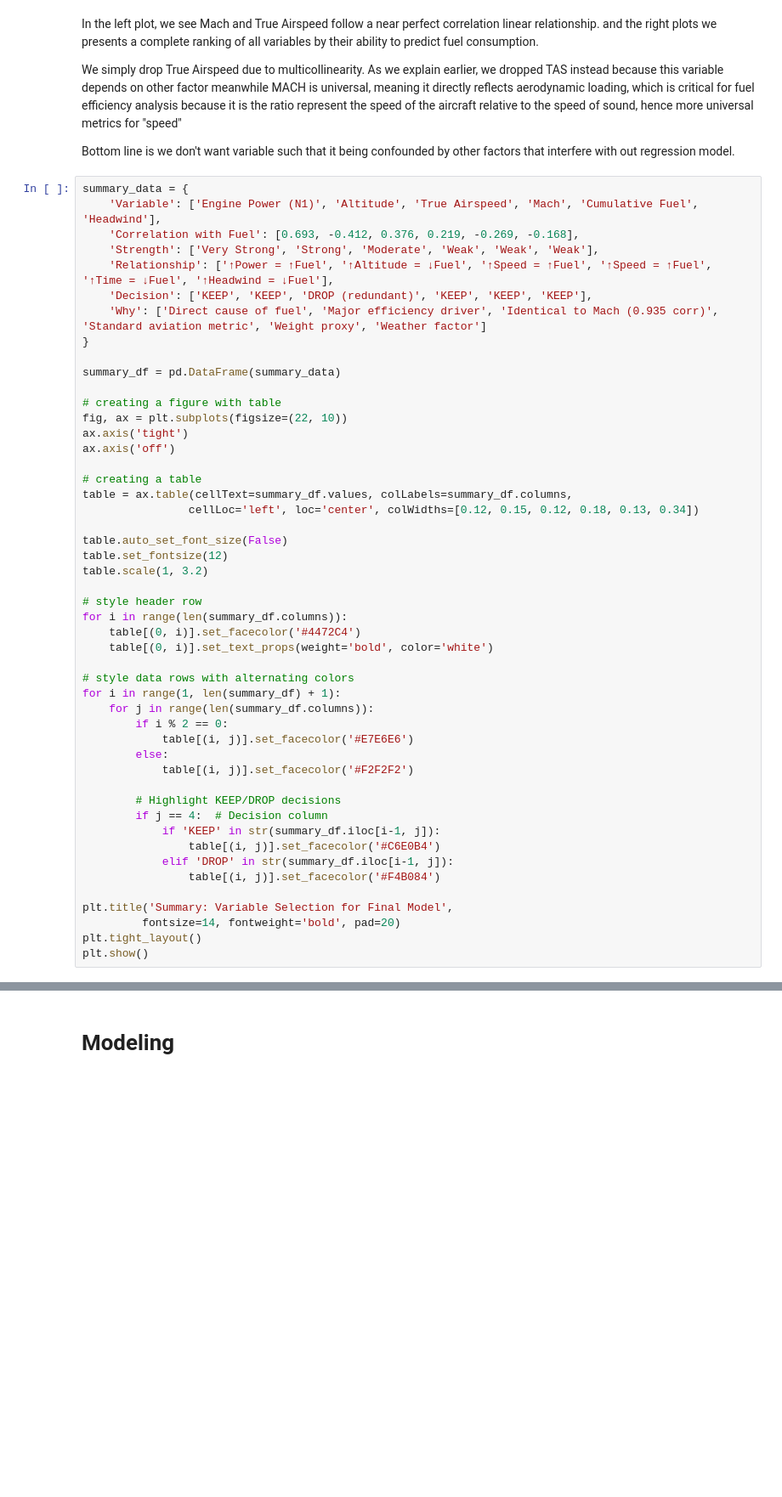
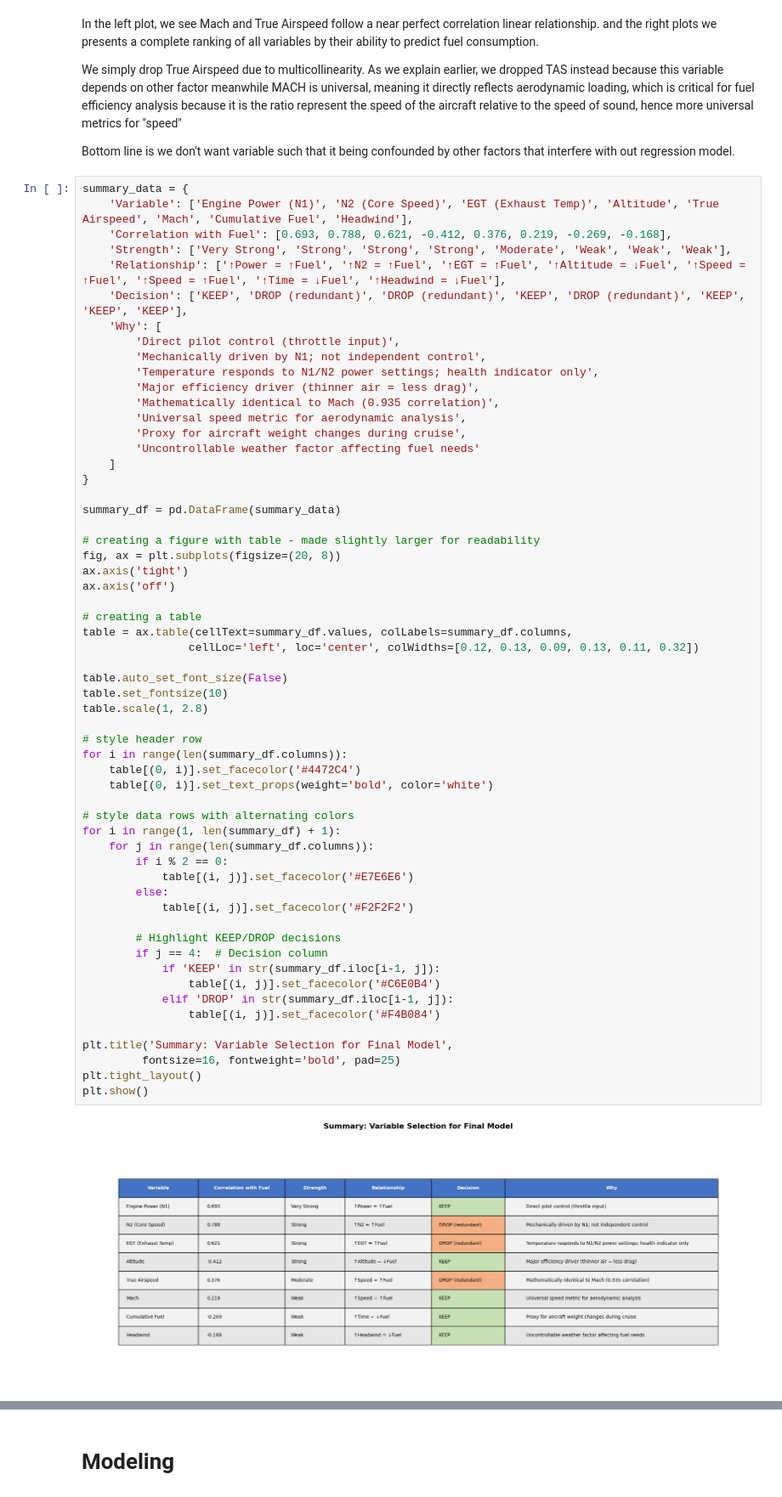
Before and after one commit to dcnguyen060899/data_5100_02_group_project, a Jupyter notebook: code/aviation_optimization_group_project.ipynb, the cells around one changed output, grey strips where cells are left out. Shown at 85% size. Saved outputs shown, nothing was run; the diff lists cells and outputs as text; blank space fills up the shorter version.

```diff
--- a/code/aviation_optimization_group_project.ipynb
+++ b/code/aviation_optimization_group_project.ipynb
@@ -2326,51 +2358,62 @@ We simply drop True Airspeed due to multicollinearity. As we explain earlier, we
 Bottom line is we don't want variable such that it being confounded by other factors that interfere with out regression model.
 # %%
 summary_data = {
-    'Variable': ['Engine Power (N1)', 'Altitude', 'True Airspeed', 'Mach', 'Cumulative Fuel', 'Headwind'],
-    'Correlation with Fuel': [0.693, -0.412, 0.376, 0.219, -0.269, -0.168],
-    'Strength': ['Very Strong', 'Strong', 'Moderate', 'Weak', 'Weak', 'Weak'],
-    'Relationship': ['↑Power = ↑Fuel', '↑Altitude = ↓Fuel', '↑Speed = ↑Fuel', '↑Speed = ↑Fuel', '↑Time = ↓Fuel', '↑Headwind = ↓Fuel'],
-    'Decision': ['KEEP', 'KEEP', 'DROP (redundant)', 'KEEP', 'KEEP', 'KEEP'],
-    'Why': ['Direct cause of fuel', 'Major efficiency driver', 'Identical to Mach (0.935 corr)', 'Standard aviation metric', 'Weight proxy', 'Weather factor']
+    'Variable': ['Engine Power (N1)', 'N2 (Core Speed)', 'EGT (Exhaust Temp)', 'Altitude', 'True Airspeed', 'Mach', 'Cumulative Fuel', 'Headwind'],
+    'Correlation with Fuel': [0.693, 0.788, 0.621, -0.412, 0.376, 0.219, -0.269, -0.168],
+    'Strength': ['Very Strong', 'Strong', 'Strong', 'Strong', 'Moderate', 'Weak', 'Weak', 'Weak'],
+    'Relationship': ['↑Power = ↑Fuel', '↑N2 = ↑Fuel', '↑EGT = ↑Fuel', '↑Altitude = ↓Fuel', '↑Speed = ↑Fuel', '↑Speed = ↑Fuel', '↑Time = ↓Fuel', '↑Headwind = ↓Fuel'],
+    'Decision': ['KEEP', 'DROP (redundant)', 'DROP (redundant)', 'KEEP', 'DROP (redundant)', 'KEEP', 'KEEP', 'KEEP'],
+    'Why': [
+        'Direct pilot control (throttle input)',
+        'Mechanically driven by N1; not independent control',
+        'Temperature responds to N1/N2 power settings; health indicator only',
+        'Major efficiency driver (thinner air = less drag)',
+        'Mathematically identical to Mach (0.935 correlation)',
+        'Universal speed metric for aerodynamic analysis',
+        'Proxy for aircraft weight changes during cruise',
+        'Uncontrollable weather factor affecting fuel needs'
+    ]
 }
 
 summary_df = pd.DataFrame(summary_data)
 
-# creating a figure with table
-fig, ax = plt.subplots(figsize=(22, 10))
+# creating a figure with table - made slightly larger for readability
+fig, ax = plt.subplots(figsize=(20, 8))
 ax.axis('tight')
 ax.axis('off')
 
 # creating a table
 table = ax.table(cellText=summary_df.values, colLabels=summary_df.columns,
-                cellLoc='left', loc='center', colWidths=[0.12, 0.15, 0.12, 0.18, 0.13, 0.34])
+                cellLoc='left', loc='center', colWidths=[0.12, 0.13, 0.09, 0.13, 0.11, 0.32])
 
 table.auto_set_font_size(False)
-table.set_fontsize(12)
-table.scale(1, 3.2)
+table.set_fontsize(10)
+table.scale(1, 2.8)
 
 # style header row
 for i in range(len(summary_df.columns)):
     table[(0, i)].set_facecolor('#4472C4')
     table[(0, i)].set_text_props(weight='bold', color='white')
 
 # style data rows with alternating colors
 for i in range(1, len(summary_df) + 1):
     for j in range(len(summary_df.columns)):
         if i % 2 == 0:
             table[(i, j)].set_facecolor('#E7E6E6')
         else:
             table[(i, j)].set_facecolor('#F2F2F2')
 
         # Highlight KEEP/DROP decisions
         if j == 4:  # Decision column
             if 'KEEP' in str(summary_df.iloc[i-1, j]):
                 table[(i, j)].set_facecolor('#C6E0B4')
             elif 'DROP' in str(summary_df.iloc[i-1, j]):
                 table[(i, j)].set_facecolor('#F4B084')
 
 plt.title('Summary: Variable Selection for Final Model',
-         fontsize=14, fontweight='bold', pad=20)
+         fontsize=16, fontweight='bold', pad=25)
 plt.tight_layout()
 plt.show()
+# %% [output]
+[figure, added]
 # %% [markdown]
```
Also changed, not shown: parts of 9 cells of this notebook.
